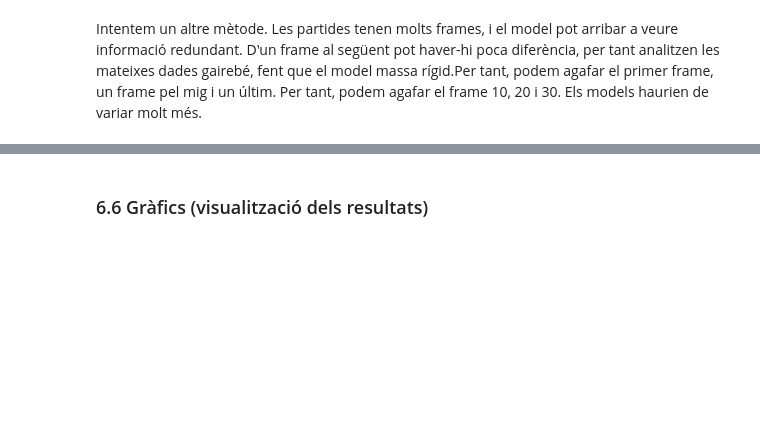
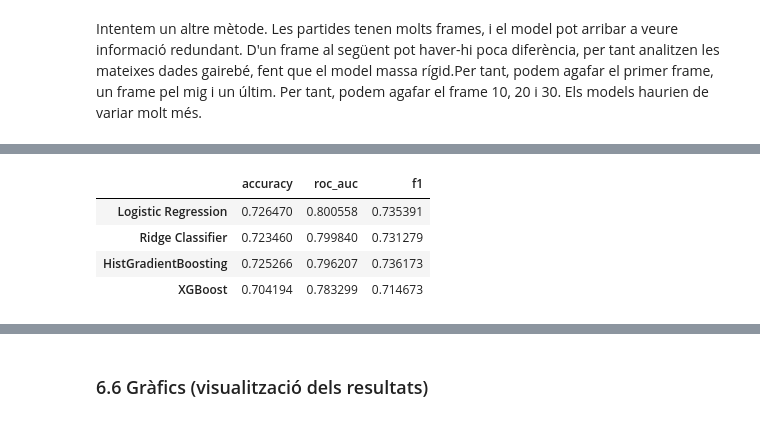
Before and after one commit to NIU1634990/kaggle_lol, a Jupyter notebook: kaggle.ipynb, the cells around one changed output, grey strips where cells are left out. Drawn from its saved outputs; the diff is of its cells as text; code cells hidden in the pictures; blank space fills up the shorter version.

```diff
--- a/kaggle.ipynb
+++ b/kaggle.ipynb
@@ -1314,6 +1346,82 @@ Per tant, podem deixar de treballar amb aquests models i centrar-nos només en e
 # %% [markdown]
 Intentem un altre mètode. Les partides tenen molts frames, i el model pot arribar a veure informació redundant. D'un frame al següent pot haver-hi poca diferència, per tant analitzen les mateixes dades gairebé, fent que el model massa rígid.Per tant, podem agafar el primer frame, un frame pel mig i un últim. Per tant, podem agafar el frame 10, 20 i 30. Els models haurien de variar molt més.
 # %%
-df_10 = df[df["frame"] == 10]
-df_20 = df[df["frame"] == 20]
-df_30 = df[df["frame"] == 30]
+df_10 = df[df["frame"] == 10].copy()
+df_20 = df[df["frame"] == 20].copy()
+df_30 = df[df["frame"] == 30].copy()
+
+def preprocess_snapshot(df_snap):
+    df_snap = df_snap.copy()
+
+    cols_to_drop = ["gameId", "gameDuration", "champLevelDiff"]
+    df_snap = df_snap.drop(columns=cols_to_drop)
+
+    df_snap["wardsPlaced"] = df_snap["wardsPlaced"].clip(upper=400)
+
+    X = df_snap.drop(columns=["hasWon"])
+    y = df_snap["hasWon"]
+
+    return X, y
+
+X_10, y_10 = preprocess_snapshot(df_10)
+X_20, y_20 = preprocess_snapshot(df_20)
+X_30, y_30 = preprocess_snapshot(df_30)
+
+def evaluate_snapshot(X, y, models):
+    gss = GroupShuffleSplit(test_size=0.2, n_splits=1, random_state=42)
+    groups = df.loc[X.index, "gameId"]
+
+    for train_idx, test_idx in gss.split(X, y, groups):
+        X_train, X_test = X.iloc[train_idx], X.iloc[test_idx]
+        y_train, y_test = y.iloc[train_idx], y.iloc[test_idx]
+
+    results = {}
+    roc_data = {}
+
+    for name, model in models.items():
+
+        model.fit(X_train, y_train)
+        pred = model.predict(X_test)
+
+        # Maneig
+        if hasattr(model, "predict_proba"):
+            prob = model.predict_proba(X_test)[:, 1]
+
+        elif hasattr(model, "decision_function"):
+            decision_scores = model.decision_function(X_test)
+            prob = (decision_scores - decision_scores.min()) / (decision_scores.max() - decision_scores.min())
+
+        else:
+            prob = pred
+
+        # Calcular mètriques
+        fpr, tpr, thresholds = roc_curve(y_test, prob)
+        roc_auc_val = roc_auc_score(y_test, prob)
+
+        roc_data[name] = {
+            "fpr": fpr,
+            "tpr": tpr,
+            "roc_auc": roc_auc_val
+        }
+
+        results[name] = {
+            "accuracy": accuracy_score(y_test, pred),
+            "roc_auc": roc_auc_score(y_test, prob),
+            "f1": f1_score(y_test, pred)
+        }
+
+    return pd.DataFrame(results).T, roc_data
+
+results_10, roc_10 = evaluate_snapshot(X_10, y_10, models)
+results_20, roc_20 = evaluate_snapshot(X_20, y_20, models)
+results_30, roc_30 = evaluate_snapshot(X_30, y_30, models)
+
+print("\nResultats Frame 10:")
+display(results_10)
+
+print("\nResultats Frame 20:")
+display(results_20)
+
+print("\nResultats Frame 30:")
+display(results_30)
+# %% [output]
@@ -1319,0 +1429,5 @@ df_30 = df[df["frame"] == 30]
+|  | accuracy | roc_auc | f1 |
+| Logistic Regression | 0.726470 | 0.800558 | 0.735391 |
+| Ridge Classifier | 0.723460 | 0.799840 | 0.731279 |
+| HistGradientBoosting | 0.725266 | 0.796207 | 0.736173 |
+| XGBoost | 0.704194 | 0.783299 | 0.714673 |
```
Also changed, not shown: parts of 18 cells of this notebook.
